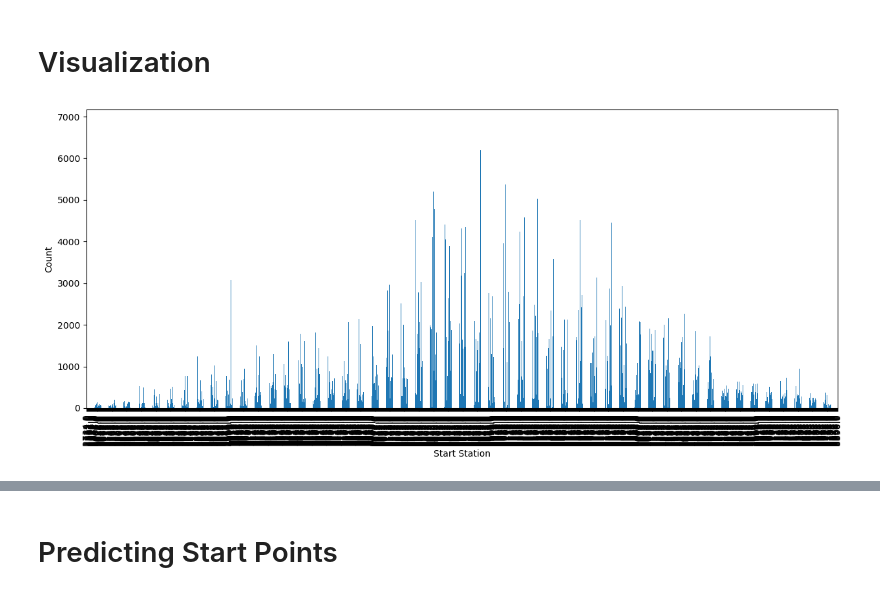
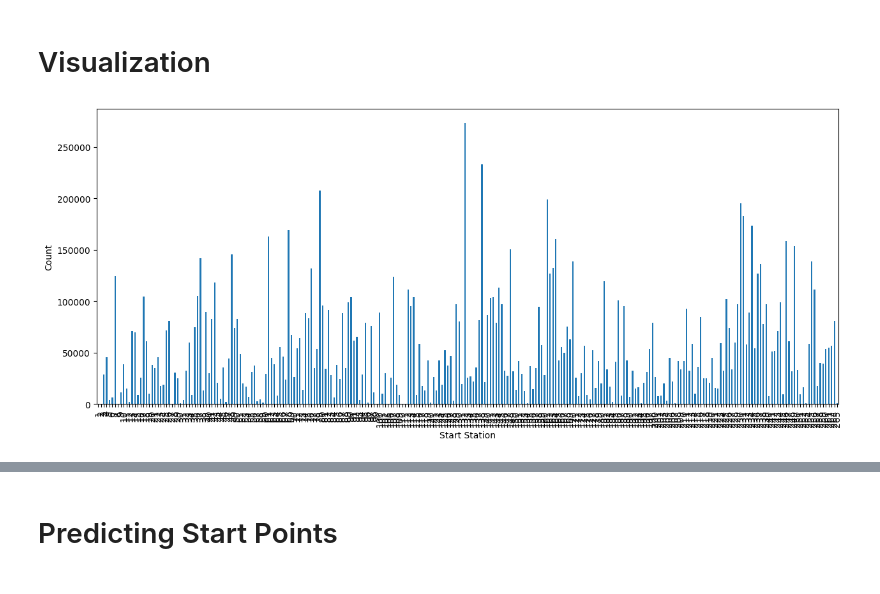
Before and after one commit to cheema-86/ridesharing-optimization, a Jupyter notebook: datasetAnalysis.ipynb, the cells around one changed output, grey strips where cells are left out. Cells and saved outputs as stored; diff of their text form; code cells hidden in the pictures.

```diff
--- a/datasetAnalysis.ipynb
+++ b/datasetAnalysis.ipynb
@@ -43,19 +44,14 @@ memory usage: 106.8+ MB
 df.dropna(inplace=True)
 # %%
 # Drop unused column
-df.drop(['ride_id','rideable_type','member_casual','start_station_name','end_station_name'],axis=1, inplace=True)
+df.drop(['hvfhs_license_num','dispatching_base_num','originating_base_num','base_passenger_fare','tolls','bcf','sales_tax','congestion_surcharge','airport_fee','tips','driver_pay','shared_match_flag','shared_request_flag','access_a_ride_flag','wav_match_flag','wav_request_flag'],axis=1, inplace=True)
-# %%
-# Round the latitude/longitude values
-df[['start_lat', 'end_lat', 'start_lng', 'end_lng']] = df[['start_lat', 'end_lat', 'start_lng', 'end_lng']].round(6)
-df[['start_lat', 'end_lat', 'start_lng', 'end_lng']] = df[['start_lat', 'end_lat', 'start_lng', 'end_lng']].astype('float32')
 # %%
 # Cast the start/end station id to numbers
-df[['start_station_id', 'end_station_id']] = df[['start_station_id', 'end_station_id']].apply(pd.to_numeric, errors='coerce')
-df[['start_station_id', 'end_station_id']] = df[['start_station_id', 'end_station_id']].astype('float16')
+df[['Pickup', 'Drop']] = df[['PULocationID', 'DOLocationID']].apply(pd.to_numeric, errors='coerce')
 # %%
 # Convert to Date/time
-df['started_at']=pd.to_datetime(df['started_at'])
-df['ended_at']=pd.to_datetime(df['ended_at'])
+df['started_at']=pd.to_datetime(df['request_datetime'])
+df['ended_at']=pd.to_datetime(df['dropoff_datetime'])
 # %%
 # Get time of day in terms of percentage
 df['start_time'] = (df['started_at'].dt.hour + (df['started_at'].dt.minute / 60)) / 24
@@ -100,12 +96,12 @@ df.head()
 # Visualization
 # %%
 plt.figure(figsize=(15,6))
-df['start_station_id'].value_counts(sort=False).sort_index().plot(kind='bar')
+df['Pickup'].value_counts(sort=False).sort_index().plot(kind='bar')
 plt.xlabel("Start Station")
 plt.ylabel("Count")
 plt.show()
 # %% [output]
-[figure, old version]
+[figure, new version]
 # %%
 plt.figure(figsize=(15,6))
 df['started_at'].dt.dayofweek.value_counts(sort=False).sort_index().plot(kind='bar')
```
Also changed, not shown: parts of 26 cells of this notebook.
